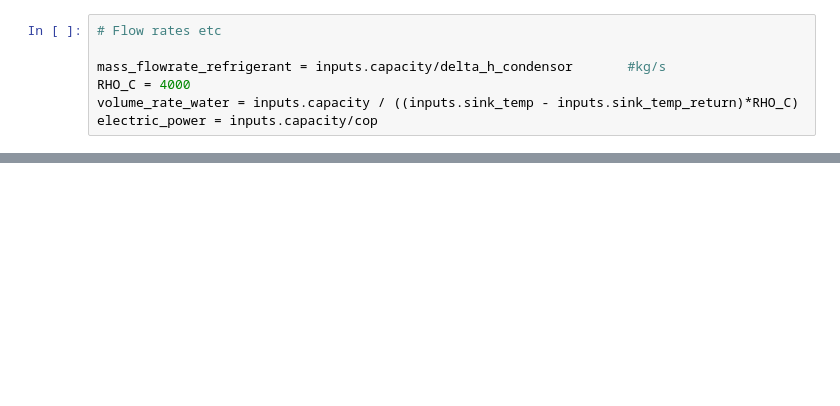
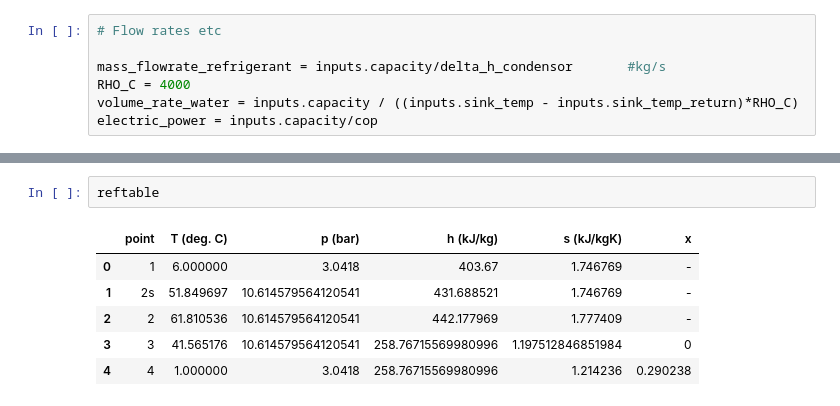
Before and after one commit to davidSmeets/OriginalHeatPump, a Jupyter notebook: testing.ipynb, the cells around one changed output, grey strips where cells are left out. Cells and saved outputs as stored; diff of their text form; blank space fills up the shorter version.

```diff
--- a/testing.ipynb
+++ b/testing.ipynb
@@ -202,0 +190,9 @@ table
+# %%
+reftable
+# %% [output]
+|  | point | T (deg. C) | p (bar) | h (kJ/kg) | s (kJ/kgK) | x |
+| 0 | 1 | 6.000000 | 3.0418 | 403.67 | 1.746769 | - |
+| 1 | 2s | 51.849697 | 10.614579564120541 | 431.688521 | 1.746769 | - |
+| 2 | 2 | 61.810536 | 10.614579564120541 | 442.177969 | 1.777409 | - |
+| 3 | 3 | 41.565176 | 10.614579564120541 | 258.76715569980996 | 1.197512846851984 | 0 |
+| 4 | 4 | 1.000000 | 3.0418 | 258.76715569980996 | 1.214236 | 0.290238 |
```
Also changed, not shown: parts of 19 cells of this notebook, 2 other files.
